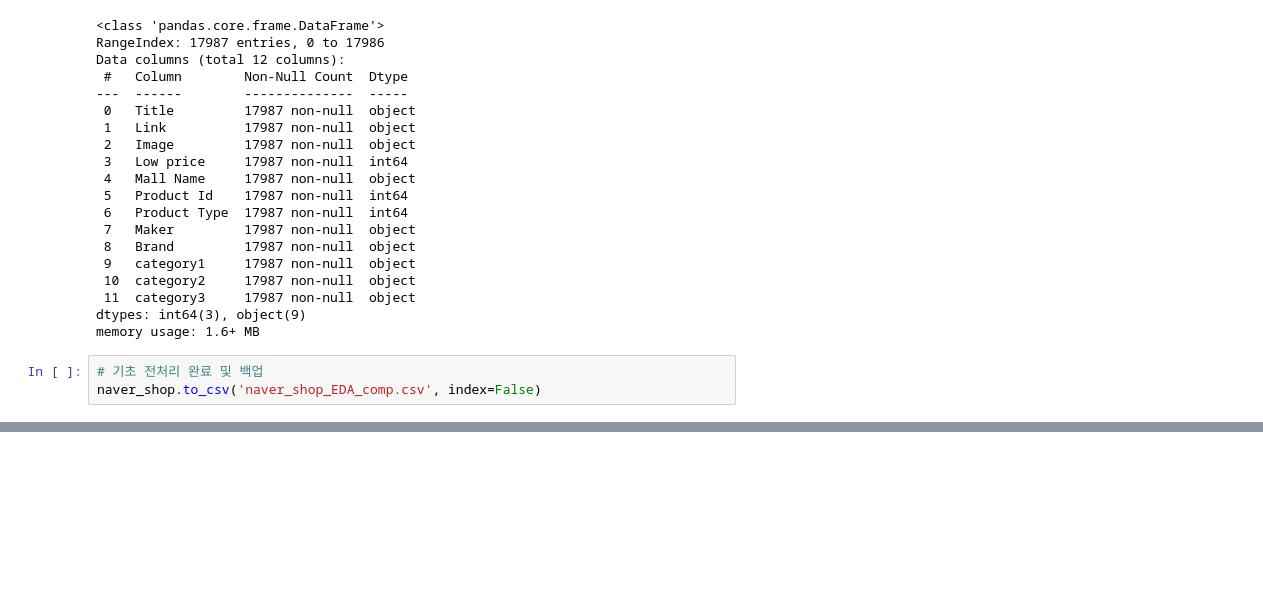
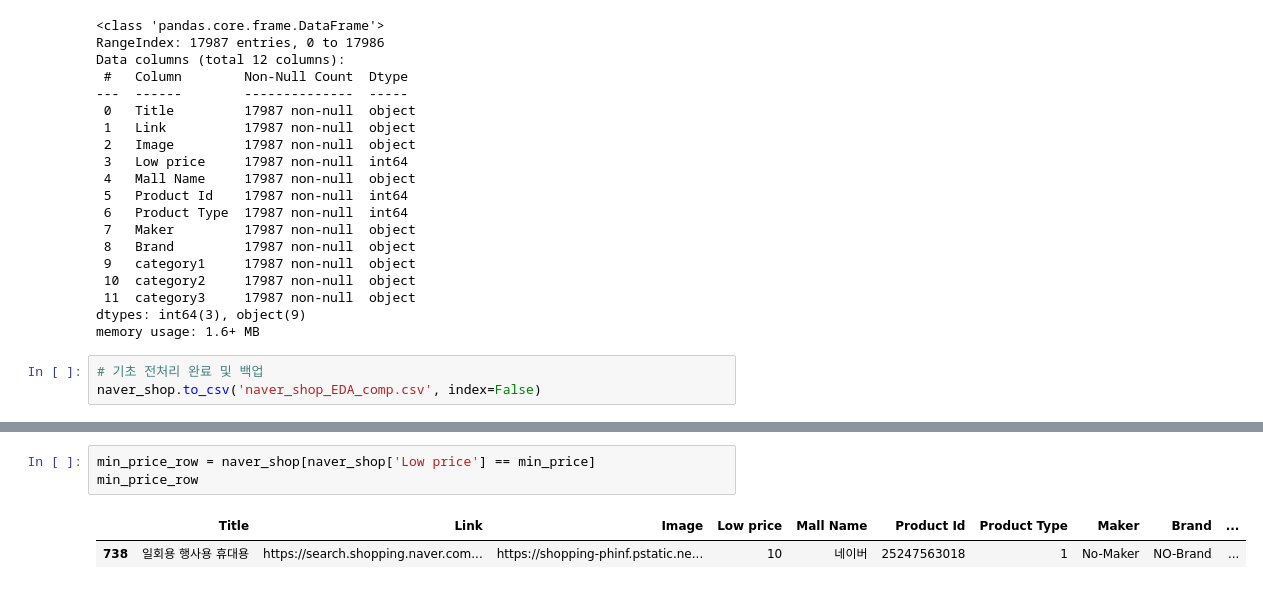
Before and after one commit to yskim1230/AIB_Section2-PJT_Modeling-Plan, a Jupyter notebook: Section2_Project_EDA.ipynb, the cells around one changed output, grey strips where cells are left out. Cells and saved outputs as stored; diff of their text form; blank space fills up the shorter version.

```diff
--- a/Section2_Project_EDA.ipynb
+++ b/Section2_Project_EDA.ipynb
@@ -554,0 +572,6 @@ naver_shop.to_csv('naver_shop_EDA_comp.csv', index=False)
+# %%
+min_price_row = naver_shop[naver_shop['Low price'] == min_price]
+min_price_row
+# %% [output]
+|  | Title | Link | Image | Low price | Mall Name | Product Id | Product Type | Maker | Brand | ... |
+| 738 | 일회용 행사용 휴대용 | https://search.shopping.naver.com... | https://shopping-phinf.pstatic.ne... | 10 | 네이버 | 25247563018 | 1 | No-Maker | NO-Brand | ... |
```
Also changed, not shown: parts of 17 cells of this notebook.
